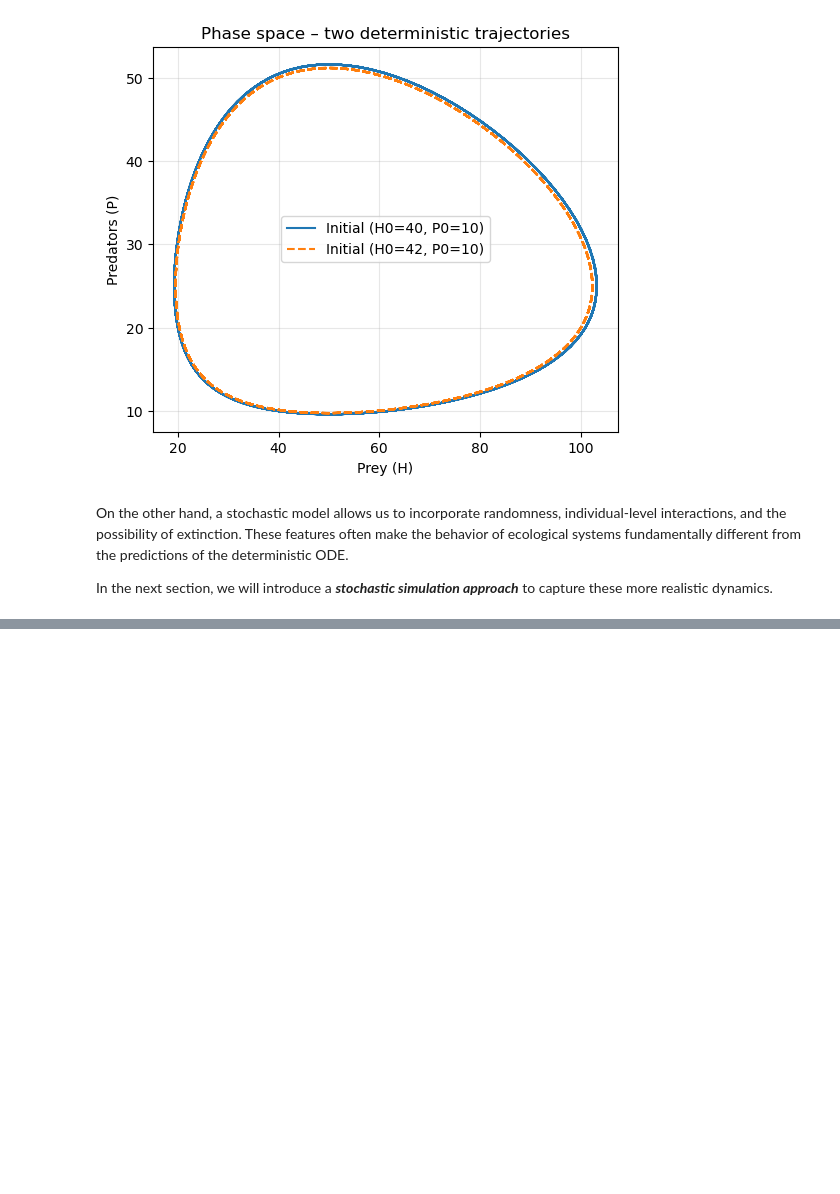
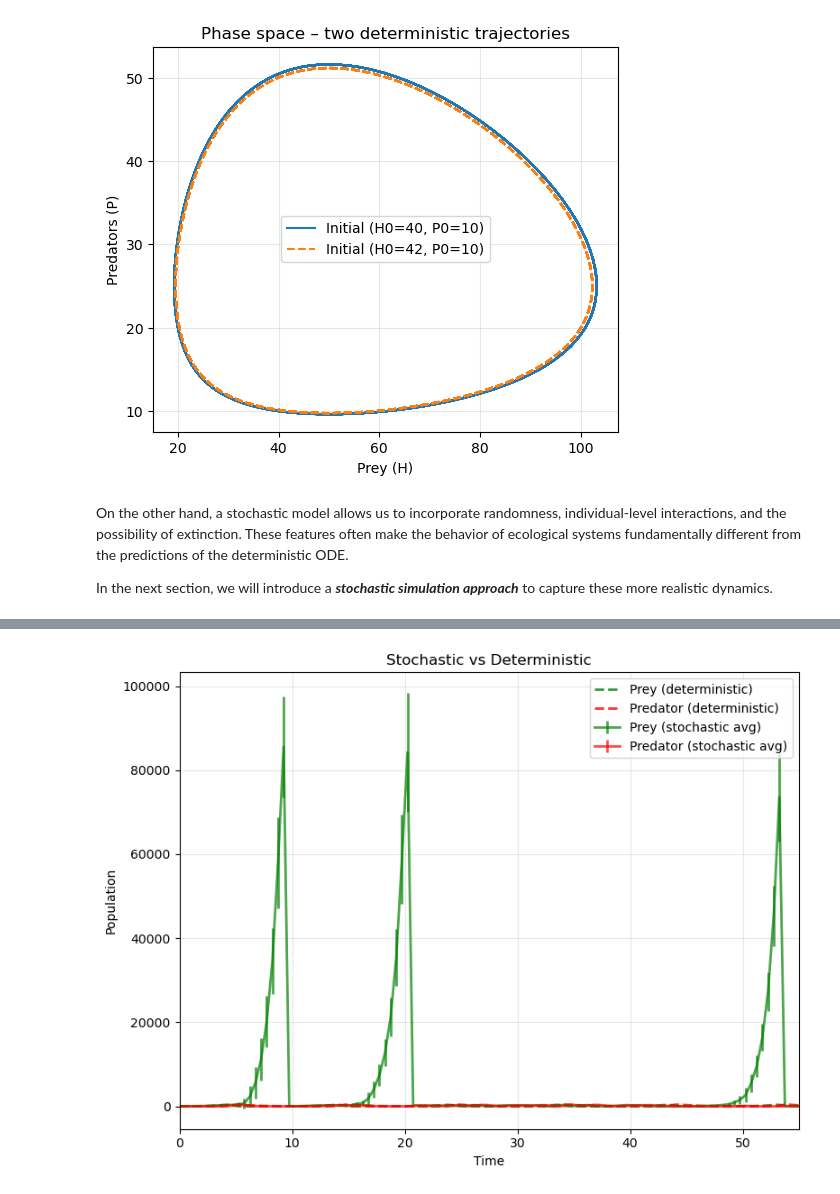
Before and after one commit to alexstoica-1/stochastic-lotka-volterra, a Jupyter notebook: notebooks/final_notebook.ipynb, the cells around one changed output, grey strips where cells are left out. Saved outputs shown, nothing was run; the diff lists cells and outputs as text; code cells hidden in the pictures; blank space fills up the shorter version.

```diff
--- a/notebooks/final_notebook.ipynb
+++ b/notebooks/final_notebook.ipynb
@@ -594,0 +907,7 @@ def something():
+# %%
+# DETERMINISTIC SOLUTION (ODE) for comparison
+
+t_ode = np.linspace(0, timeMax, 1000)
+sol_ode = odeint(lotka_volterra_ode, [x0, y0], t_ode, args=(alpha, beta, delta))
+x_ode = sol_ode[:, 0]
+y_ode = sol_ode[:, 1]
@@ -594,0 +980,27 @@ def something():
+# %%
+plt.figure(figsize=(8, 6))
+
+if nRun > 1:
+    plt.errorbar(xLabels, x_av, yerr=x_sigma,
+                 label='Prey (stochastic avg)',
+                 color='green', alpha=0.7, fmt='-', linewidth=2)
+    plt.errorbar(xLabels, y_av, yerr=y_sigma,
+                 label='Predator (stochastic avg)',
+                 color='red', alpha=0.7, fmt='-', linewidth=2)
+else:
+    plt.plot(time_sr, x_sr, 'g-', label='Prey (stochastic)', linewidth=2)
+    plt.plot(time_sr, y_sr, 'r-', label='Predator (stochastic)', linewidth=2)
+
+plt.plot(t_ode, x_ode, 'g--', label='Prey (deterministic)', linewidth=2, alpha=0.8)
+plt.plot(t_ode, y_ode, 'r--', label='Predator (deterministic)', linewidth=2, alpha=0.8)
+
+plt.xlabel('Time')
+plt.ylabel('Population')
+plt.title('Stochastic vs Deterministic')
+plt.legend()
+plt.grid(True, alpha=0.3)
+plt.xlim(0, timeMax)
+plt.tight_layout()
+plt.show()
+# %% [output]
+[figure, added]
```
Also changed, not shown: parts of 23 cells of this notebook, 1 other file.
